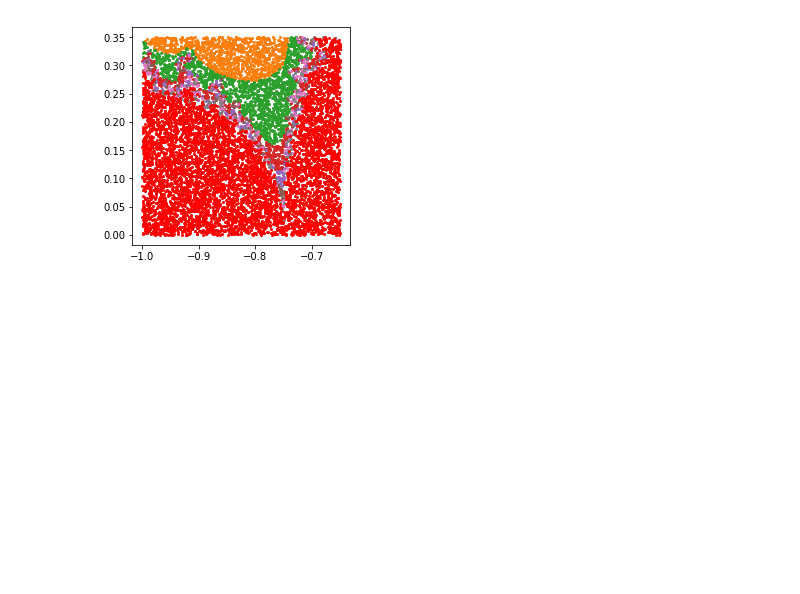
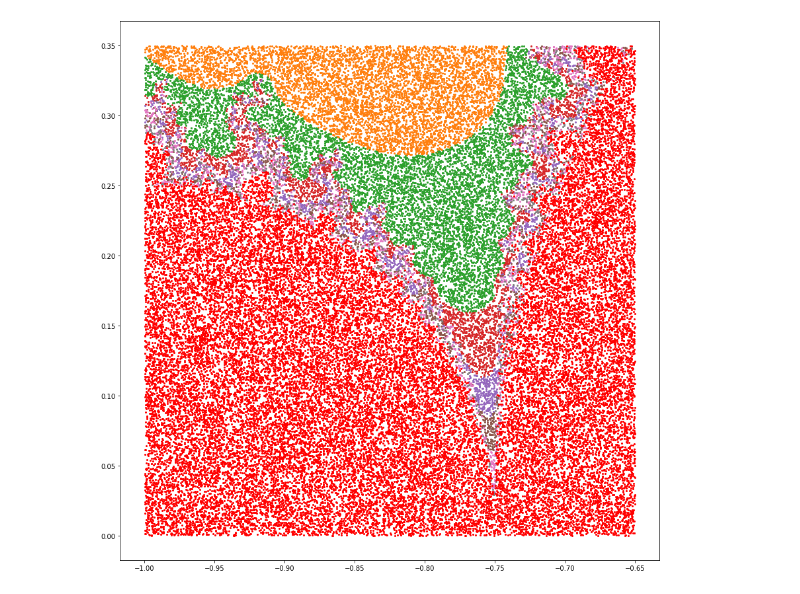
Before and after one commit to avidnomads/notebooks, a Jupyter notebook: monte_carlo_areas/monte_carlo_areas.ipynb, the cells around one changed output. Drawn from its saved outputs; the diff is of its cells as text; code cells hidden in the pictures; blank space fills up the shorter version.

```diff
--- a/monte_carlo_areas/monte_carlo_areas.ipynb
+++ b/monte_carlo_areas/monte_carlo_areas.ipynb
@@ -2,4 +2,5 @@
 import numpy as np
 import math
 import matplotlib.pyplot as plt
+plt.rcParams['figure.figsize'] = [15, 15]
 # %%
@@ -384,7 +385,7 @@ def Mandelbrot(c):
     return -1
 
 # Sampling and plotting
-N = 10000
+N = 60000
 xlim = (-2, 1)
 ylim = (-1, 1)
 X = xlim[0] + np.random.random(N)*(xlim[1] - xlim[0])
@@ -437,33 +438,33 @@ better approximation than the one we get by this method.
 # A closeup of a portion of the boundary of the Mandelbrot set
 
 # Sampling and plotting
-N = 10000
+N = 60000
 xlim = (-1, -0.65)
 ylim = (0, 0.35)
 X = xlim[0] + np.random.random(N)*(xlim[1] - xlim[0])
 Y = ylim[0] + np.random.random(N)*(ylim[1] - ylim[0])
 
 INNER_BANDS = [6, 10, 18, 26, 35, 50, 100]
 bands = [-1] + INNER_BANDS + [float('inf')]
 bandPointLists = [{'X': [], 'Y': []} for _ in bands[1:]]
 X_in, Y_in = [], []
 
 for x, y in zip(X, Y):
     divergence = Mandelbrot(Complex(x, y))
     if divergence < 0:
         X_in.append(x)
         Y_in.append(y)
     else:
         for bandLowerBound, bandUpperBound, bandPointList in zip(bands[:-1], bands[1:], bandPointLists):
             if bandLowerBound <= divergence < bandUpperBound:
                 bandPointList['X'].append(x)
                 bandPointList['Y'].append(y)
 
 for bandPointList in bandPointLists:
     #print(len(bandPointList['X']))
     plt.plot(bandPointList['X'], bandPointList['Y'], 'o', markersize=2)
 plt.plot(X_in, Y_in, 'ro', markersize=2)
 plt.axis('scaled')
 plt.show()
 # %% [output]
-[figure, old version]
+[figure, new version]
```
Also changed, not shown: parts of 6 cells of this notebook.
